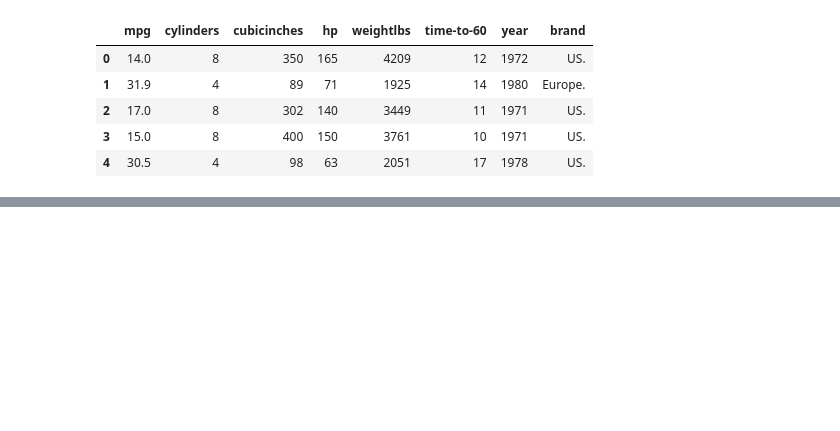
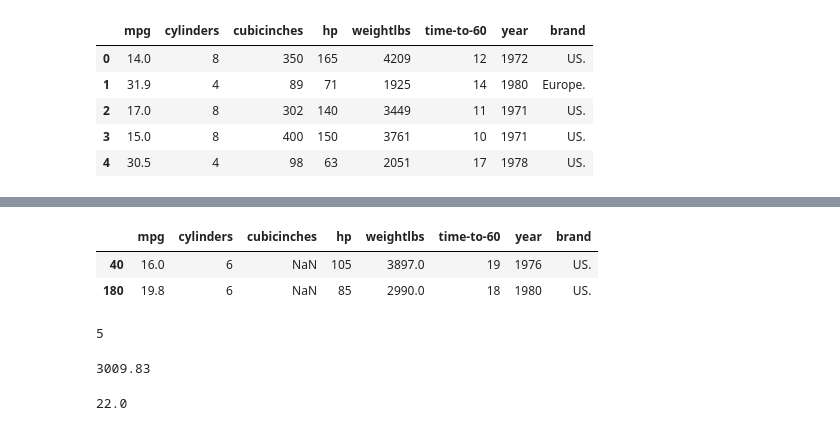
Before and after one commit to bssouza/Desafio_Final_Bootcamp_Machine_Learning, a Jupyter notebook: Desafio_Final_Bootcamp.ipynb, the cells around one changed output, grey strips where cells are left out. Cells and saved outputs as stored; diff of their text form; code cells hidden in the pictures; blank space fills up the shorter version.

```diff
--- a/Desafio_Final_Bootcamp.ipynb
+++ b/Desafio_Final_Bootcamp.ipynb
@@ -40,0 +65,23 @@ memory usage: 16.4+ KB
+# %%
+# PERGUNTA 3 - Indique quais eram os índices dos valores presentes no dataset que "forçaram" o pandas a compreender a variável "cubicinches" como string.
+data[pd.to_numeric(data['cubicinches'], errors='coerce').isnull()]
+# %% [output]
+|  | mpg | cylinders | cubicinches | hp | weightlbs | time-to-60 | year | brand |
+| 40 | 16.0 | 6 | NaN | 105 | 3897.0 | 19 | 1976 | US. |
+| 180 | 19.8 | 6 | NaN | 85 | 2990.0 | 18 | 1980 | US. |
+# %%
+# PERGUNTA 4 - Após a transformação das variáveis "string" para os valores numéricos, quantos valores nulos (células no dataframe) passaram a existir no dataset?
+data["cubicinches"].isnull().sum() + data["weightlbs"].isnull().sum()
+# %% [output]
+5
+# %%
+# PERGUNTA 5 - Substitua os valores nulos introduzidos no dataset, após a transformação, pelo valor médio das colunas. Qual é o novo valor médio da coluna "weightlbs"?
+data = data.fillna(data.mean())
+round(data["weightlbs"].mean(),2)
+# %% [output]
+3009.83
+# %%
+# PERGUNTA 6 - Após substituir os valores nulos pela média das colunas, selecione as colunas ['mpg', 'cylinders', 'cubicinches', 'hp', 'weightlbs', 'time-to-60', 'year']. Qual é o valor da mediana para a característica 'mpg'?
+data["mpg"].median()
+# %% [output]
+22.0
```
Also changed, not shown: parts of 20 cells of this notebook, 1 other file.
